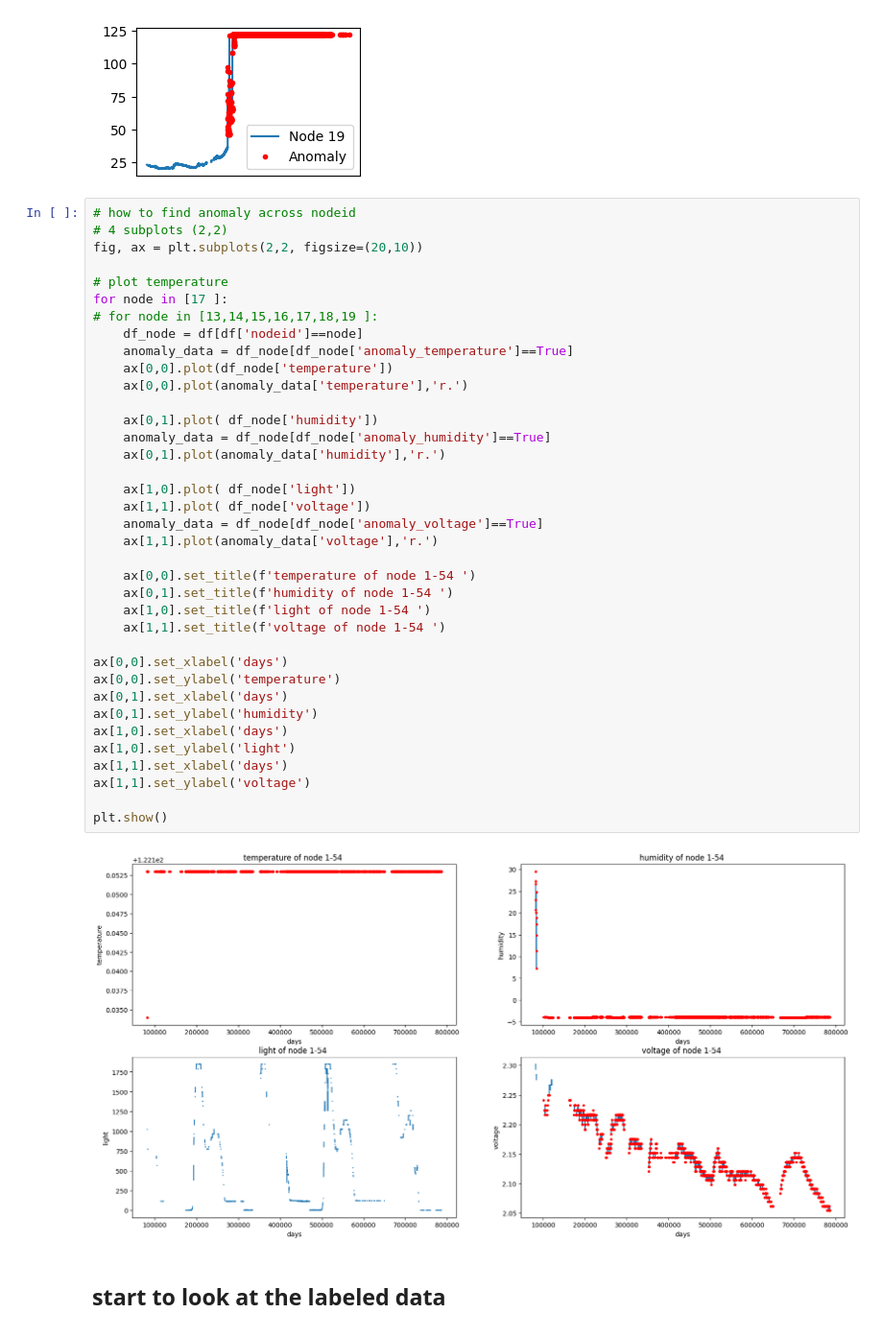
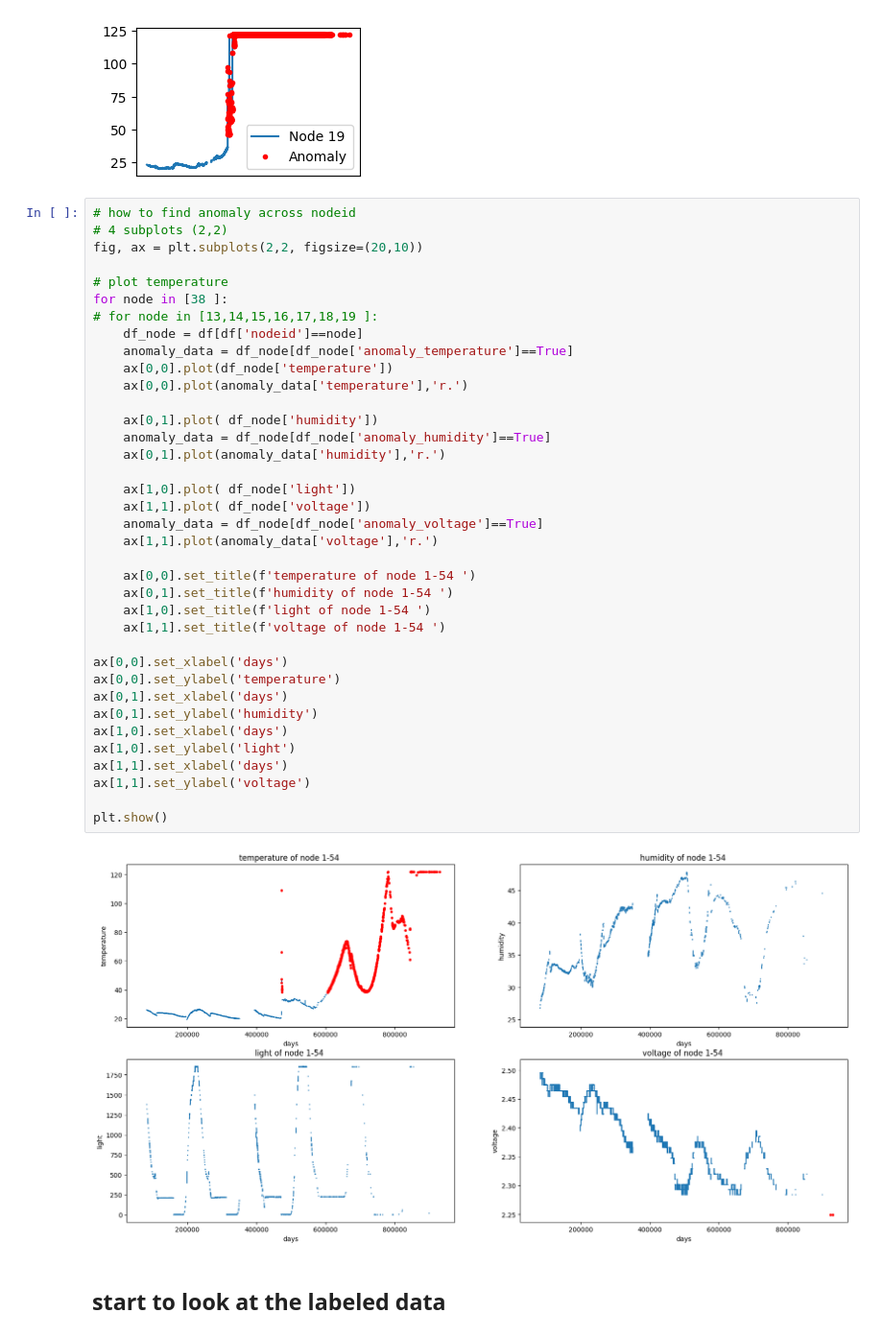
Before and after one commit to siji2022/CS6604_LoG_project, a Jupyter notebook: manual_labeling.ipynb, the cells around one changed output. Shown: that part at 96% size. Cells and saved outputs as stored; diff of their text form.

```diff
--- a/manual_labeling.ipynb
+++ b/manual_labeling.ipynb
@@ -145,39 +148,39 @@ for idx in [19]:
 fig, ax = plt.subplots(2,2, figsize=(20,10))
 
 # plot temperature
-for node in [17 ]:
+for node in [38 ]:
 # for node in [13,14,15,16,17,18,19 ]:
     df_node = df[df['nodeid']==node]
     anomaly_data = df_node[df_node['anomaly_temperature']==True]
     ax[0,0].plot(df_node['temperature'])
     ax[0,0].plot(anomaly_data['temperature'],'r.')
 
     ax[0,1].plot( df_node['humidity'])
     anomaly_data = df_node[df_node['anomaly_humidity']==True]
     ax[0,1].plot(anomaly_data['humidity'],'r.')
 
     ax[1,0].plot( df_node['light'])
     ax[1,1].plot( df_node['voltage'])
     anomaly_data = df_node[df_node['anomaly_voltage']==True]
     ax[1,1].plot(anomaly_data['voltage'],'r.')
 
     ax[0,0].set_title(f'temperature of node 1-54 ')
     ax[0,1].set_title(f'humidity of node 1-54 ')
     ax[1,0].set_title(f'light of node 1-54 ')
     ax[1,1].set_title(f'voltage of node 1-54 ')
 
 ax[0,0].set_xlabel('days')
 ax[0,0].set_ylabel('temperature')
 ax[0,1].set_xlabel('days')
 ax[0,1].set_ylabel('humidity')
 ax[1,0].set_xlabel('days')
 ax[1,0].set_ylabel('light')
 ax[1,1].set_xlabel('days')
 ax[1,1].set_ylabel('voltage')
 
 plt.show()
 # %% [output]
-[figure, old version]
+[figure, new version]
 # %% [markdown]
 ## start to look at the labeled data
 # %%
```
Also changed, not shown: parts of 2 cells of this notebook, 4 other files.
